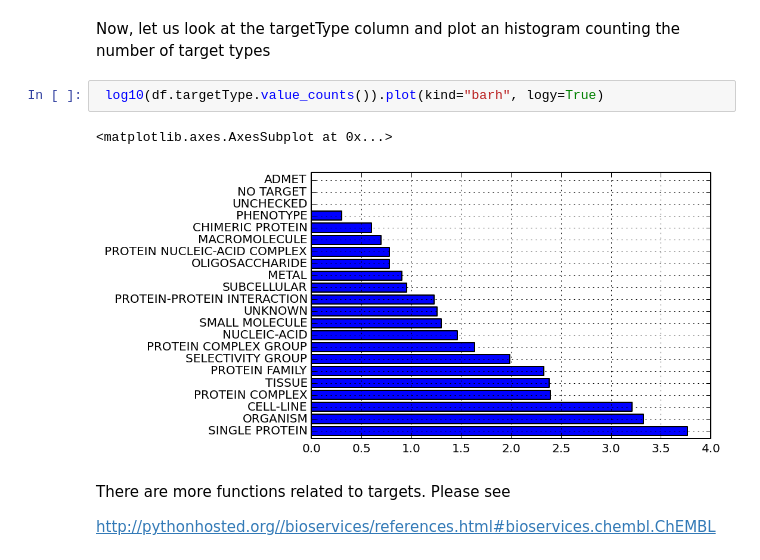
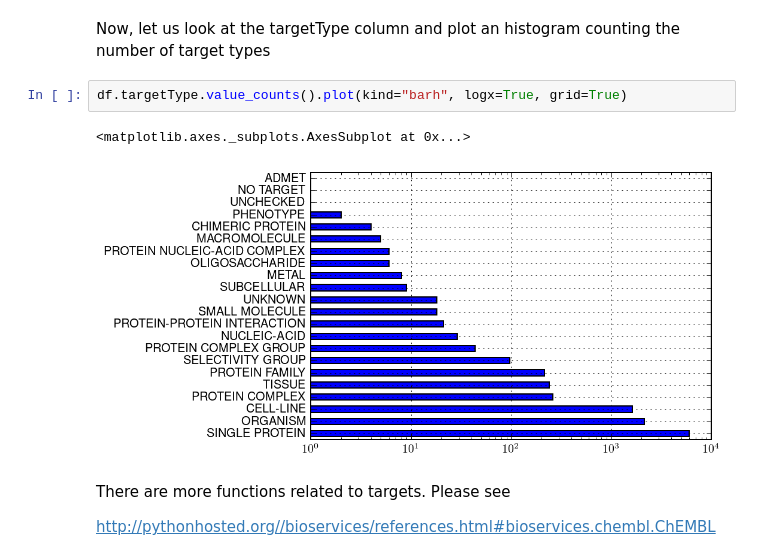
Before and after one commit to cokelaer/bioservices, a Jupyter notebook: doc/source/notebook/ChEMBL.ipynb, the cells around one changed output. Saved outputs shown, nothing was run; the diff lists cells and outputs as text.

```diff
--- a/doc/source/notebook/ChEMBL.ipynb
+++ b/doc/source/notebook/ChEMBL.ipynb
@@ -102,10 +118,10 @@ df = pd.DataFrame(res)
 Now, let us look at the targetType column and plot an histogram counting the number of
 target types
 # %%
- log10(df.targetType.value_counts()).plot(kind="barh", logy=True)
+df.targetType.value_counts().plot(kind="barh", logx=True, grid=True)
 # %% [output]
-<matplotlib.axes.AxesSubplot at 0x...>
+<matplotlib.axes._subplots.AxesSubplot at 0x...>
-[figure, old version]
+[figure, new version]
 # %% [markdown]
 There are more functions related to targets. Please see
 
```
Also changed, not shown: parts of 9 cells of this notebook, 9 other files.
